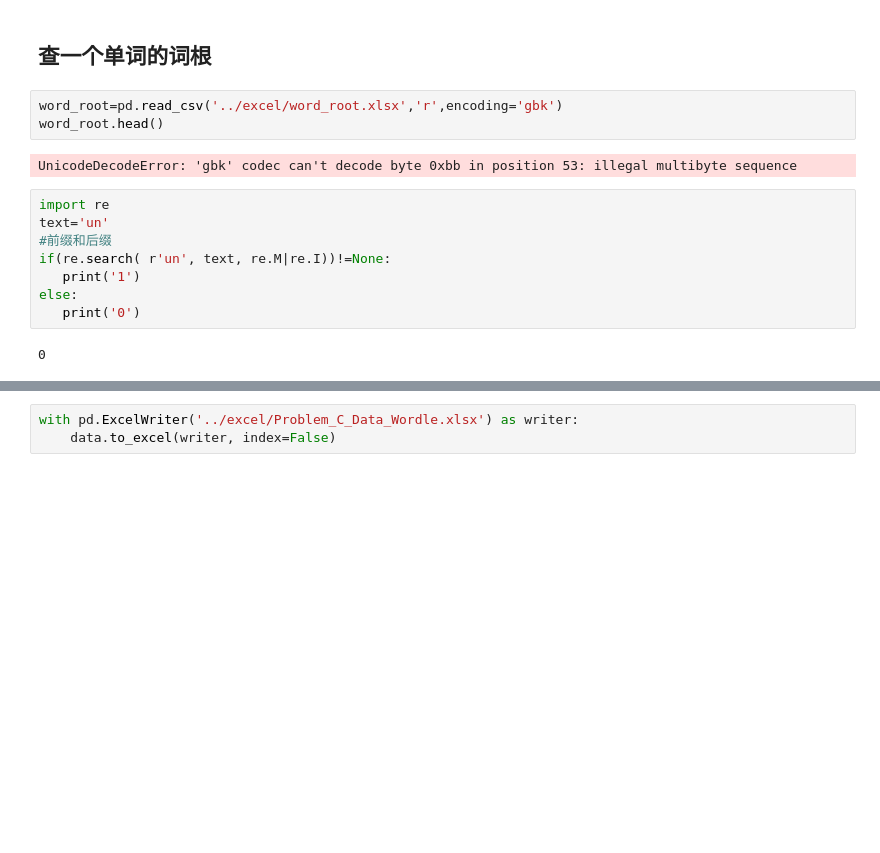
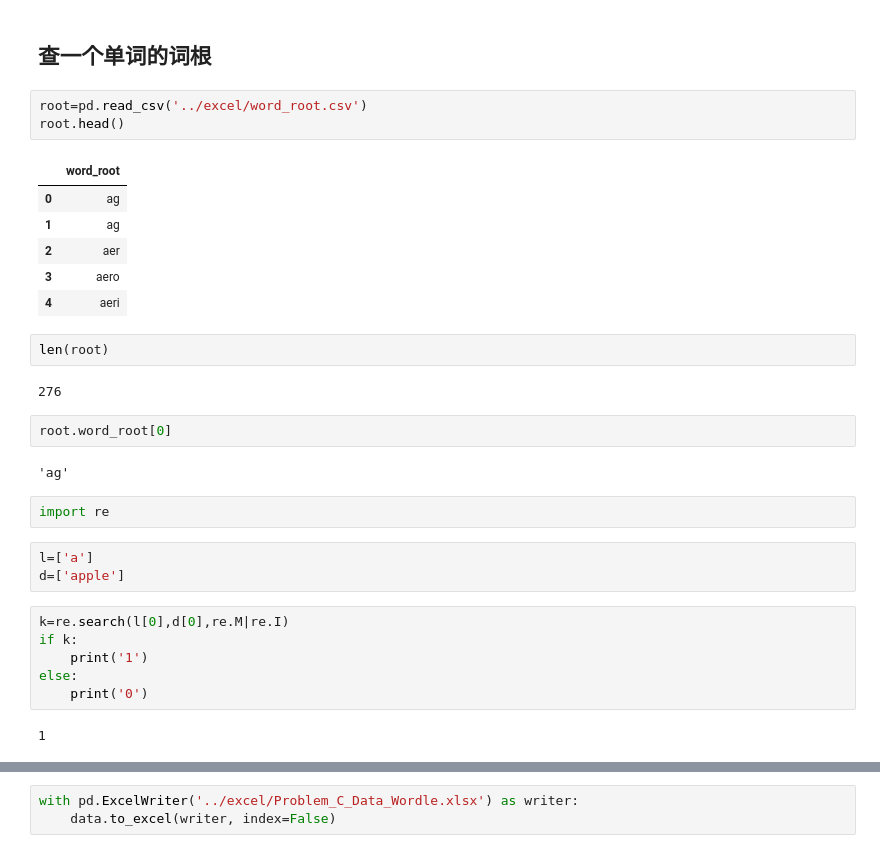
Before and after one commit to Xianyu39/MCMA2023, a Jupyter notebook: xk/code/clear.ipynb, the cells around one changed output, grey strips where cells are left out. Drawn from its saved outputs; the diff is of its cells as text; blank space fills up the shorter version.

```diff
--- a/xk/code/clear.ipynb
+++ b/xk/code/clear.ipynb
@@ -429,17 +429,33 @@ data
 # %% [markdown]
 ## 查一个单词的词根
 # %%
-word_root=pd.read_csv('../excel/word_root.xlsx','r',encoding='gbk')
-word_root.head()
+root=pd.read_csv('../excel/word_root.csv')
+root.head()
 # %% [output]
-UnicodeDecodeError: 'gbk' codec can't decode byte 0xbb in position 53: illegal multibyte sequence
+|  | word_root |
+| 0 | ag |
+| 1 | ag |
+| 2 | aer |
+| 3 | aero |
+| 4 | aeri |
+# %%
+len(root)
+# %% [output]
+276
+# %%
+root.word_root[0]
+# %% [output]
+'ag'
+# %%
+import re
+# %%
+l=['a']
+d=['apple']
 # %%
-import re
-text='un'
-#前缀和后缀
-if(re.search( r'un', text, re.M|re.I))!=None:
-   print('1')
+k=re.search(l[0],d[0],re.M|re.I)
+if k:
+    print('1')
 else:
-   print('0')
+    print('0')
 # %% [output]
-0
+1
```
Also changed, not shown: parts of 15 cells of this notebook, 4 other files.
